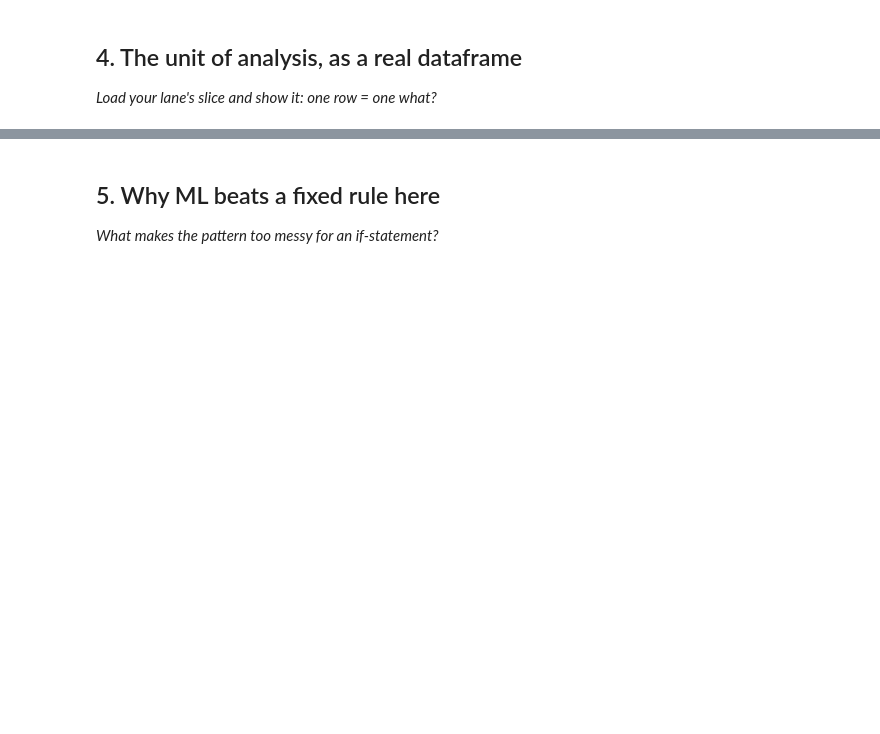
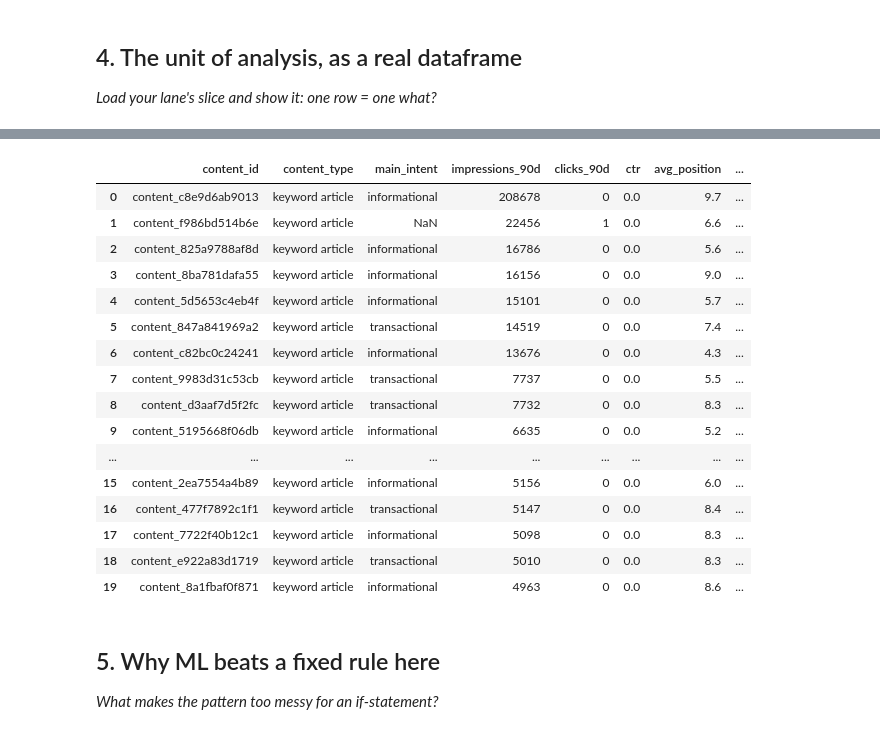
Before and after one commit to Ezgicode/FlyRAnk-AI, a Jupyter notebook: work/notebooks/w02_ml_task_framing.ipynb, the cells around one changed output, grey strips where cells are left out. Drawn from its saved outputs; the diff is of its cells as text; code cells hidden in the pictures; blank space fills up the shorter version.

```diff
--- a/work/notebooks/w02_ml_task_framing.ipynb
+++ b/work/notebooks/w02_ml_task_framing.ipynb
@@ -36,0 +109,15 @@ This skeleton is yours to fill. Work the sections **in order** — each one has
+# %%
+valid_lane_df = lane_df[
+    (lane_df["avg_position"] > 0)
+    & (lane_df["impressions_90d"] >= 500)
+    & (lane_df["position_tier"].notna())
+].copy()
+
+print("Initial number of pages:", len(lane_df))
+print("Number of eligible pages:", len(valid_lane_df))
+print(
+    "Percentage of pages retained:",
+    f"{len(valid_lane_df) / len(lane_df) * 100:.1f}%",
+)
+
+valid_lane_df.head()
@@ -37,3 +180,50 @@ This skeleton is yours to fill. Work the sections **in order** — each one has
+# %%
+review_queue = valid_lane_df.sort_values(
+    by=["ctr_opportunity_gap", "impressions_90d"],
+    ascending=[False, False]
+).reset_index(drop=True)
+
+# Merge content_type and main_intent from the original df
+# because these columns were not included in valid_lane_df.
+review_queue = pd.merge(
+    review_queue,
+    df[["content_id", "content_type", "main_intent"]],
+    on="content_id",
+    how="left"
+)
+
+review_queue[
+    [
+        "content_id",
+        "content_type",
+        "main_intent",
+        "impressions_90d",
+        "clicks_90d",
+        "ctr",
+        "avg_position",
+        "position_tier",
+        "expected_ctr_by_position",
+        "ctr_opportunity_gap",
+    ]
+].head(20)
+# %% [output]
+|  | content_id | content_type | main_intent | impressions_90d | clicks_90d | ctr | avg_position | ... |
+| 0 | content_c8e9d6ab9013 | keyword article | informational | 208678 | 0 | 0.0 | 9.7 | ... |
+| 1 | content_f986bd514b6e | keyword article | NaN | 22456 | 1 | 0.0 | 6.6 | ... |
+| 2 | content_825a9788af8d | keyword article | informational | 16786 | 0 | 0.0 | 5.6 | ... |
+| 3 | content_8ba781dafa55 | keyword article | informational | 16156 | 0 | 0.0 | 9.0 | ... |
+| 4 | content_5d5653c4eb4f | keyword article | informational | 15101 | 0 | 0.0 | 5.7 | ... |
+| 5 | content_847a841969a2 | keyword article | transactional | 14519 | 0 | 0.0 | 7.4 | ... |
+| 6 | content_c82bc0c24241 | keyword article | informational | 13676 | 0 | 0.0 | 4.3 | ... |
+| 7 | content_9983d31c53cb | keyword article | transactional | 7737 | 0 | 0.0 | 5.5 | ... |
+| 8 | content_d3aaf7d5f2fc | keyword article | transactional | 7732 | 0 | 0.0 | 8.3 | ... |
+| 9 | content_5195668f06db | keyword article | informational | 6635 | 0 | 0.0 | 5.2 | ... |
+| ... | ... | ... | ... | ... | ... | ... | ... | ... |
+| 15 | content_2ea7554a4b89 | keyword article | informational | 5156 | 0 | 0.0 | 6.0 | ... |
+| 16 | content_477f7892c1f1 | keyword article | transactional | 5147 | 0 | 0.0 | 8.4 | ... |
+| 17 | content_7722f40b12c1 | keyword article | informational | 5098 | 0 | 0.0 | 8.3 | ... |
+| 18 | content_e922a83d1719 | keyword article | transactional | 5010 | 0 | 0.0 | 8.3 | ... |
+| 19 | content_8a1fbaf0f871 | keyword article | informational | 4963 | 0 | 0.0 | 8.6 | ... |
 # %% [markdown]
 ## 5. Why ML beats a fixed rule here
 
```
Also changed, not shown: parts of 15 cells of this notebook.
